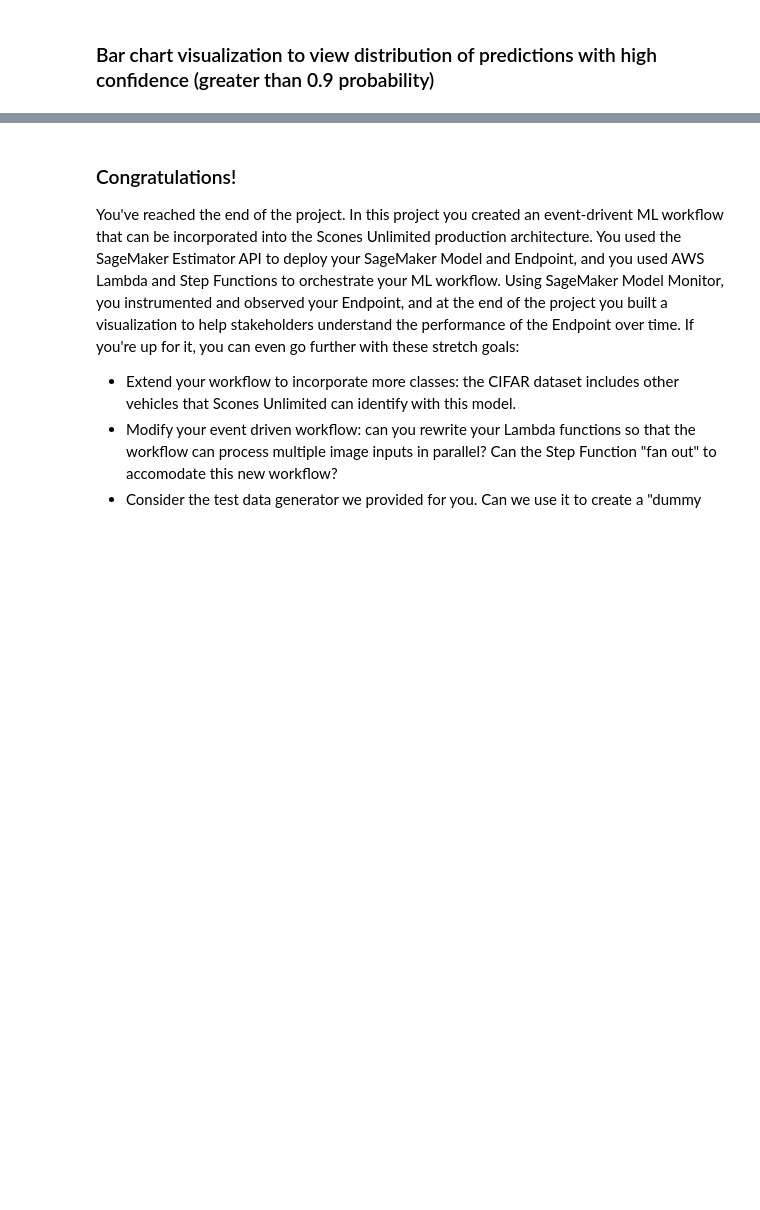
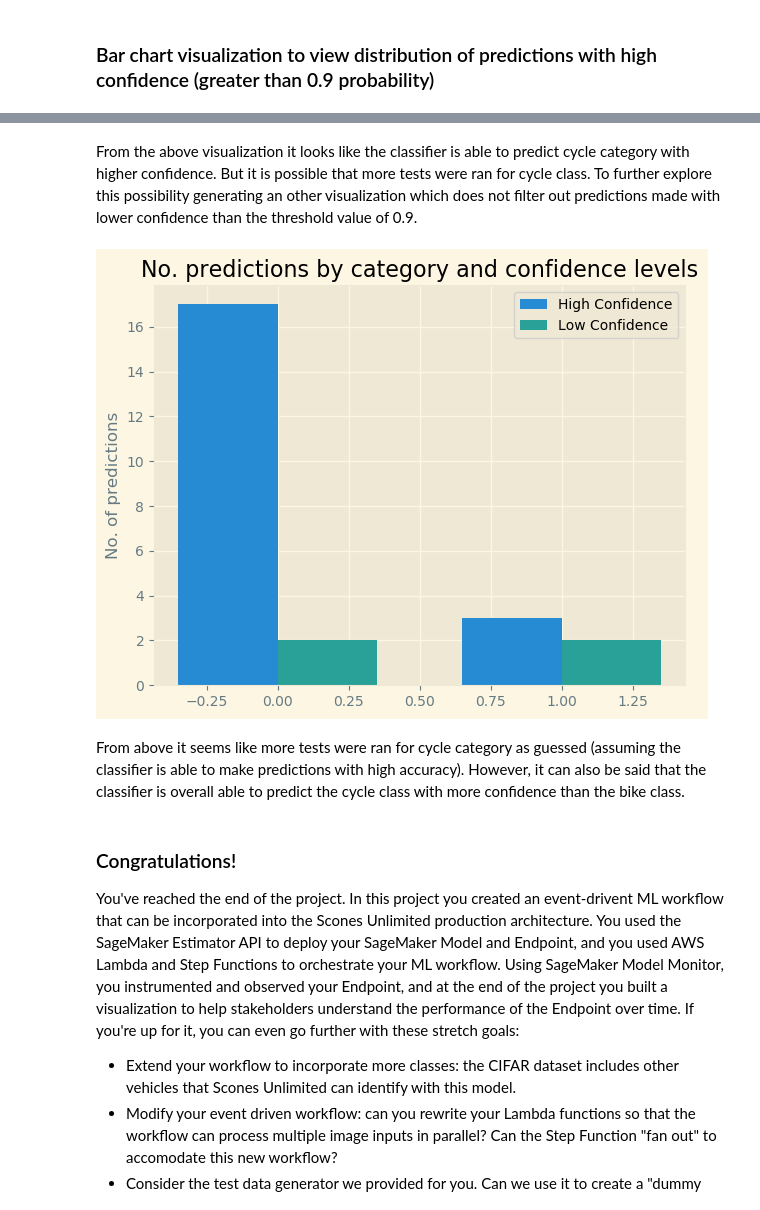
Before and after one commit to DevikaLak/udacity-nd009t-C2-Developing-ML-Workflow, a Jupyter notebook: project/starter.ipynb, the cells around one changed output, grey strips where cells are left out. Saved outputs shown, nothing was run; the diff lists cells and outputs as text; code cells hidden in the pictures; blank space fills up the shorter version.

```diff
--- a/project/starter.ipynb
+++ b/project/starter.ipynb
@@ -819,3 +820,48 @@ plt.show()
+# %% [markdown]
+From the above visualization it looks like the classifier is able to predict cycle category with higher confidence. But it is possible that more tests were ran for cycle class. To further explore this possibility generating an other visualization which does not filter out predictions made with lower confidence than the threshold value of 0.9.
+# %%
+#Initialize all counters to zero
+cycle_high = 0
+motorCycle_high = 0
+cycle_low = 0
+motorCycle_low = 0
+for obj in json_data:
+    inference, timestamp = simple_getter(obj)
+    if inference[0] > inference[1]:
+        if max(inference) > 0.9:
+            cycle_high = cycle_high + 1
+        else:
+            cycle_low = cycle_low + 1
+    else:
+        if max(inference) > 0.9:
+            motorCycle_high = motorCycle_high + 1
+        else:
+            motorCycle_low = motorCycle_low + 1
+
+labels = ['Cycle', 'Motorcycle']
+high_vals = [cycle_high, motorCycle_high]
+low_vals = [cycle_low, motorCycle_low]
+
+x = np.arange(len(labels))  # the label locations
+width = 0.35  # the width of the bars
+
+fig, ax = plt.subplots()
+ax.bar(x - width/2, high_vals, width, label='High Confidence')
+ax.bar(x + width/2, low_vals, width, label='Low Confidence')
+
+#Adding description and legend to the chart
+ax.set_ylabel('No. of predictions')
+ax.set_title('No. predictions by category and confidence levels')
+ax.set_xticks(x, labels)
+ax.legend()
+
+fig.tight_layout()
+
+plt.show();
+# %% [output]
+[figure, added]
+# %% [markdown]
+From above it seems like more tests were ran for cycle category as guessed (assuming the classifier is able to make predictions with high accuracy). However, it can also be said that the classifier is overall able to predict the cycle class with more confidence than the bike class.
 # %% [markdown]
 ### Congratulations!
 
```
Also changed, not shown: parts of 5 cells of this notebook.
